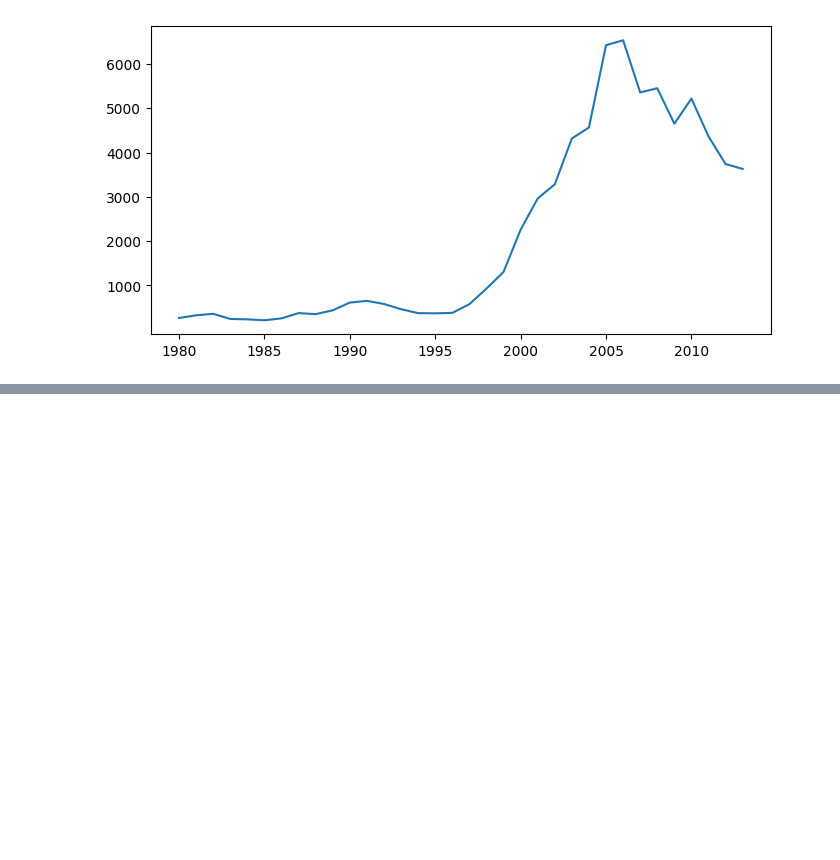
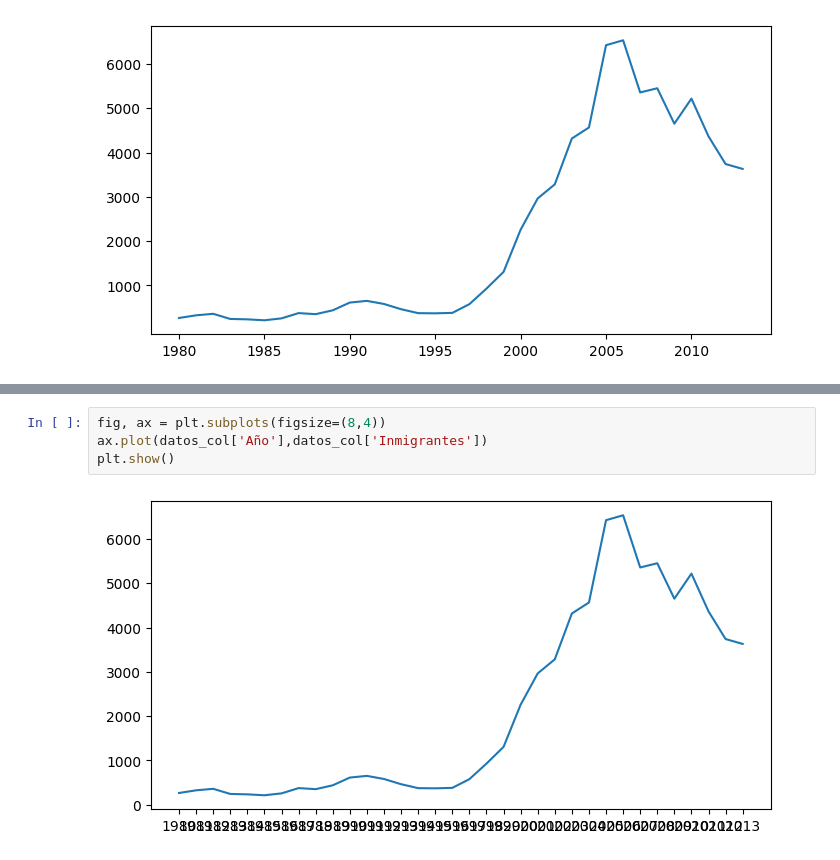
Before and after one commit to Goyo0117970/Challenge-1-de-Ciencia-de-datos-Alura, a Jupyter notebook: visualizacion_de_datos_con_python.ipynb, the cells around one changed output, grey strips where cells are left out. Saved outputs shown, nothing was run; the diff lists cells and outputs as text; blank space fills up the shorter version.

```diff
--- a/visualizacion_de_datos_con_python.ipynb
+++ b/visualizacion_de_datos_con_python.ipynb
@@ -125,0 +137,6 @@ plt.show()
+# %%
+fig, ax = plt.subplots(figsize=(8,4))
+ax.plot(datos_col['Año'],datos_col['Inmigrantes'])
+plt.show()
+# %% [output]
+[figure, added]
```
Also changed, not shown: parts of 1 cell of this notebook.
